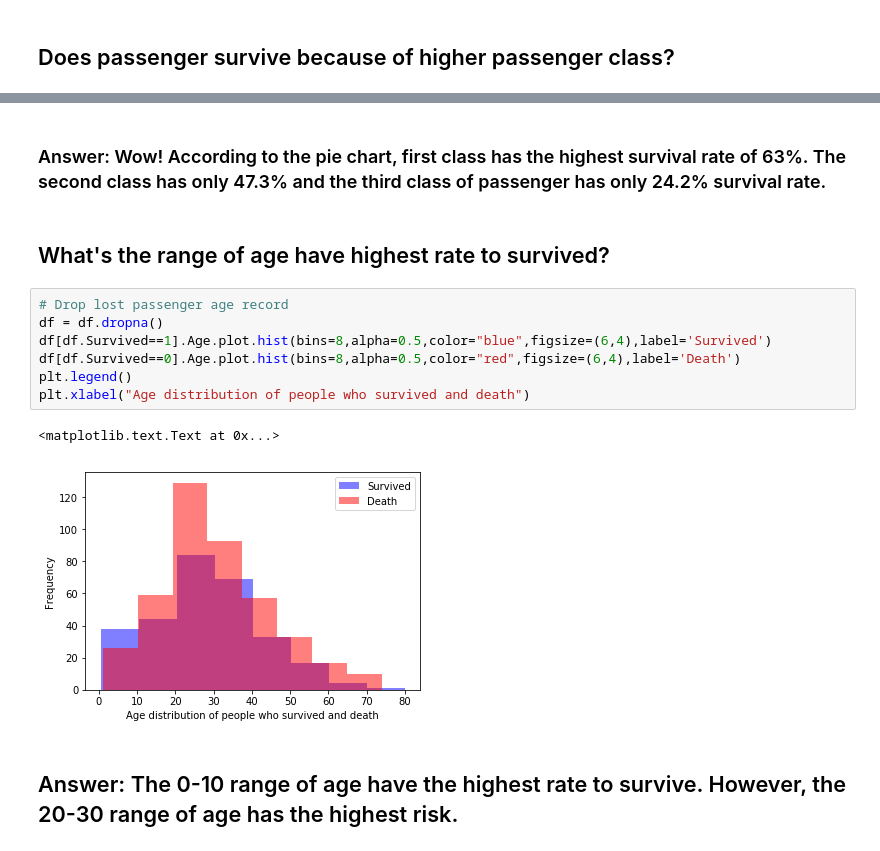
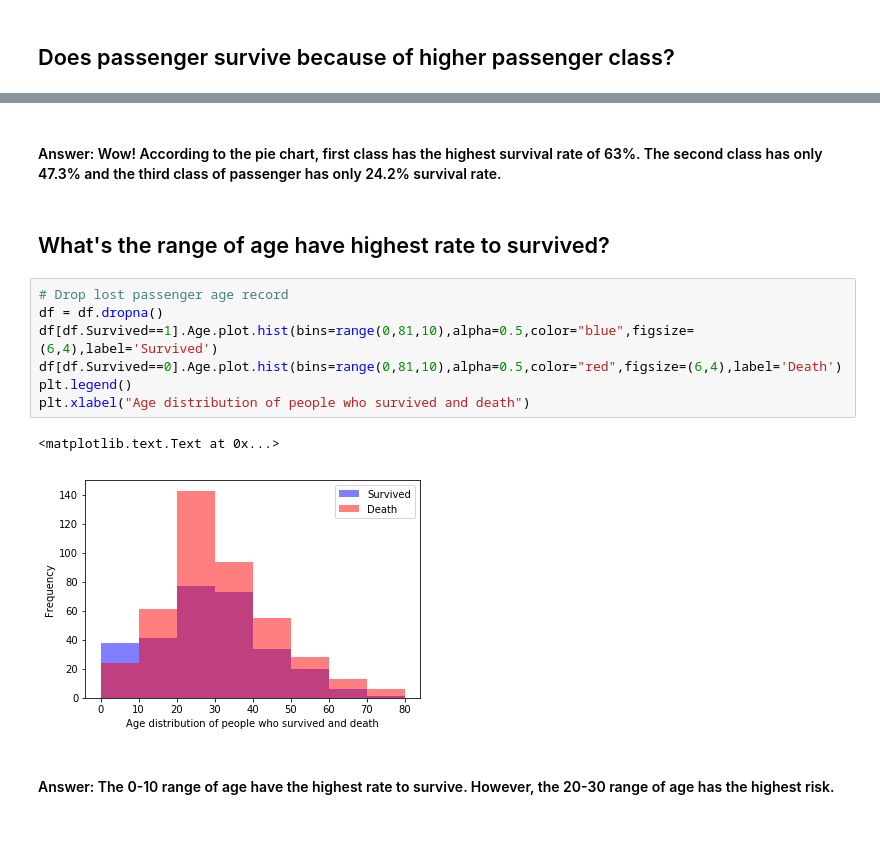
Before and after one commit to jorcus/DAND-Investigate-Titanic-Dataset, a Jupyter notebook: Investigate a Dataset.ipynb, the cells around one changed output, grey strips where cells are left out. Cells and saved outputs as stored; diff of their text form.

```diff
--- a/Investigate a Dataset.ipynb
+++ b/Investigate a Dataset.ipynb
@@ -188,18 +194,18 @@ Total of 491 in first class, 119 survive and 372 not survive.
 [figure]
 [figure]
 # %% [markdown]
-### Answer: Wow! According to the pie chart, first class has the highest survival rate of 63%. The second class has only 47.3% and the third class of passenger has only 24.2% survival rate.
+#### Answer: Wow! According to the pie chart, first class has the highest survival rate of 63%. The second class has only 47.3% and the third class of passenger has only 24.2% survival rate.
 # %% [markdown]
 ## What's the range of age have highest rate to survived?
 # %%
 # Drop lost passenger age record
 df = df.dropna()
-df[df.Survived==1].Age.plot.hist(bins=8,alpha=0.5,color="blue",figsize=(6,4),label='Survived')
-df[df.Survived==0].Age.plot.hist(bins=8,alpha=0.5,color="red",figsize=(6,4),label='Death')
+df[df.Survived==1].Age.plot.hist(bins=range(0,81,10),alpha=0.5,color="blue",figsize=(6,4),label='Survived')
+df[df.Survived==0].Age.plot.hist(bins=range(0,81,10),alpha=0.5,color="red",figsize=(6,4),label='Death')
 plt.legend()
 plt.xlabel("Age distribution of people who survived and death")
 # %% [output]
 <matplotlib.text.Text at 0x...>
-[figure, old version]
+[figure, new version]
 # %% [markdown]
-## Answer: The 0-10 range of age have the highest rate to survive. However, the 20-30 range of age has the highest risk.
+#### Answer: The 0-10 range of age have the highest rate to survive. However, the 20-30 range of age has the highest risk.
```
Also changed, not shown: parts of 5 cells of this notebook, 1 other file.
